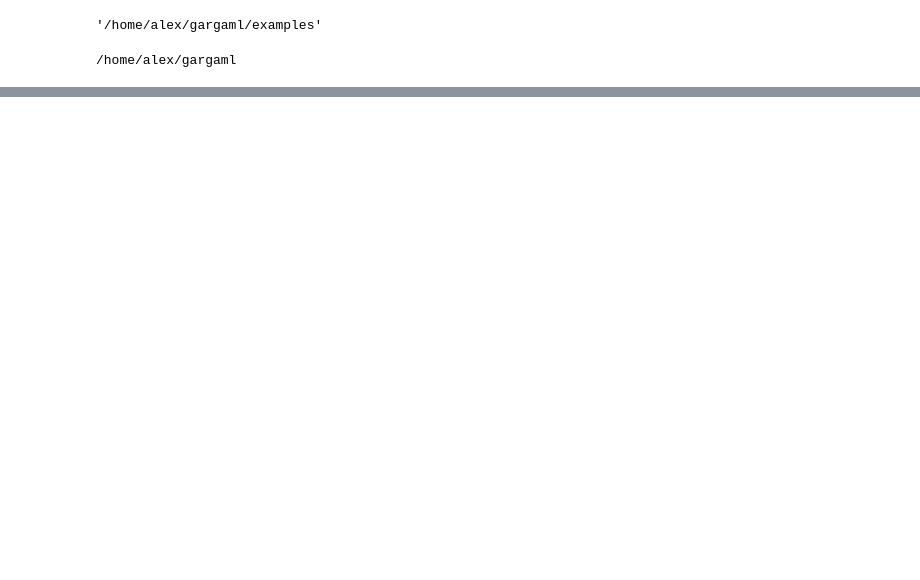
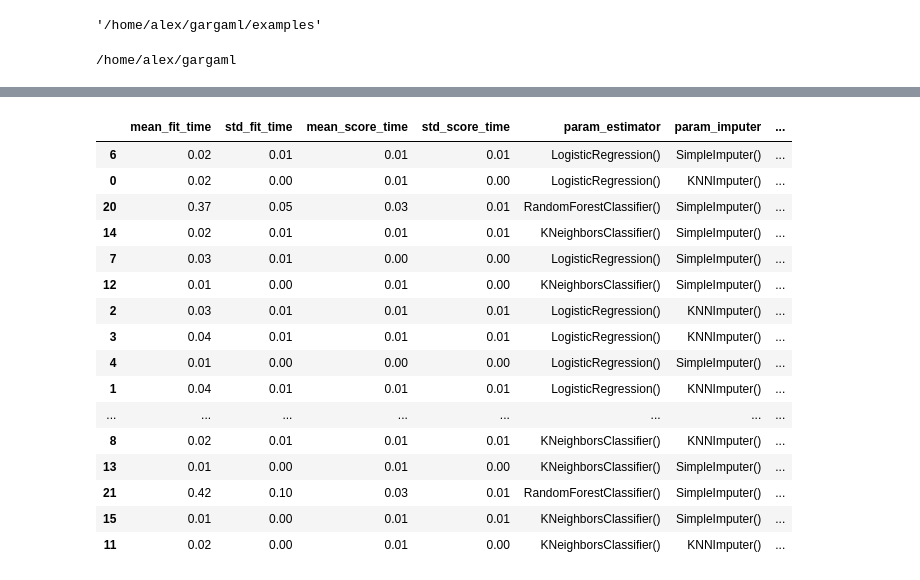
Before and after one commit to AlexandreGazagnes/gargaml, a Jupyter notebook: examples/ml-intro.ipynb, the cells around one changed output, grey strips where cells are left out. Cells and saved outputs as stored; diff of their text form; code cells hidden in the pictures; blank space fills up the shorter version.

```diff
--- a/examples/ml-intro.ipynb
+++ b/examples/ml-intro.ipynb
@@ -205,0 +470,7 @@ if pTrue > 0..0
+# %%
+param_grid = {
+    # "imputer"  : [KNNImputer(), SimpleImputer()],
+    # "scaler" : [StandardScaler(), Normalizer(), QuantileTransformer(n_quantiles=100), "passthrough"],  # MinMaxScaler()
+    "estimator" : [DummyClassifier(), LogisticRegression(), KNeighborsClassifier(), RandomForestClassifier()]
+}
+param_grid
@@ -205,0 +482,4 @@ if pTrue > 0..0
+# %%
+grid = GridSearchCV(pipe, param_grid=param_grid, cv= 10, n_jobs=-1, verbose=1, return_train_score=True)
+grid.fit(X.select_dtypes(include=np.number), y)
+resultize(grid)
@@ -205,0 +493,7 @@ if pTrue > 0..0
+# %%
+param_grid = {
+    "imputer"  : [KNNImputer(), SimpleImputer()],
+    "scaler" : [StandardScaler(), Normalizer(), QuantileTransformer(n_quantiles=100), "passthrough"],  # MinMaxScaler()
+    "estimator" : [LogisticRegression(), KNeighborsClassifier(), RandomForestClassifier()] # DummyClassifier()
+}
+param_grid
@@ -205,0 +509,4 @@ if pTrue > 0..0
+# %%
+grid = GridSearchCV(pipe, param_grid=param_grid, cv= 10, n_jobs=-1, verbose=1, return_train_score=True)
+grid.fit(X.select_dtypes(include=np.number),y)
+resultize(grid).sort_values("mean_test_score", ascending=False).head()
@@ -205,0 +521,20 @@ if pTrue > 0..0
+# %%
+resultize(grid).sort_values("mean_test_score", ascending=False)
+# %% [output]
+|  | mean_fit_time | std_fit_time | mean_score_time | std_score_time | param_estimator | param_imputer | ... |
+| 6 | 0.02 | 0.01 | 0.01 | 0.01 | LogisticRegression() | SimpleImputer() | ... |
+| 0 | 0.02 | 0.00 | 0.01 | 0.00 | LogisticRegression() | KNNImputer() | ... |
+| 20 | 0.37 | 0.05 | 0.03 | 0.01 | RandomForestClassifier() | SimpleImputer() | ... |
+| 14 | 0.02 | 0.01 | 0.01 | 0.01 | KNeighborsClassifier() | SimpleImputer() | ... |
+| 7 | 0.03 | 0.01 | 0.00 | 0.00 | LogisticRegression() | SimpleImputer() | ... |
+| 12 | 0.01 | 0.00 | 0.01 | 0.00 | KNeighborsClassifier() | SimpleImputer() | ... |
+| 2 | 0.03 | 0.01 | 0.01 | 0.01 | LogisticRegression() | KNNImputer() | ... |
+| 3 | 0.04 | 0.01 | 0.01 | 0.01 | LogisticRegression() | KNNImputer() | ... |
+| 4 | 0.01 | 0.00 | 0.00 | 0.00 | LogisticRegression() | SimpleImputer() | ... |
+| 1 | 0.04 | 0.01 | 0.01 | 0.01 | LogisticRegression() | KNNImputer() | ... |
+| ... | ... | ... | ... | ... | ... | ... | ... |
+| 8 | 0.02 | 0.01 | 0.01 | 0.01 | KNeighborsClassifier() | KNNImputer() | ... |
+| 13 | 0.01 | 0.00 | 0.01 | 0.00 | KNeighborsClassifier() | SimpleImputer() | ... |
+| 21 | 0.42 | 0.10 | 0.03 | 0.01 | RandomForestClassifier() | SimpleImputer() | ... |
+| 15 | 0.01 | 0.00 | 0.01 | 0.01 | KNeighborsClassifier() | SimpleImputer() | ... |
+| 11 | 0.02 | 0.00 | 0.01 | 0.00 | KNeighborsClassifier() | KNNImputer() | ... |
```
Also changed, not shown: parts of 91 cells of this notebook.
